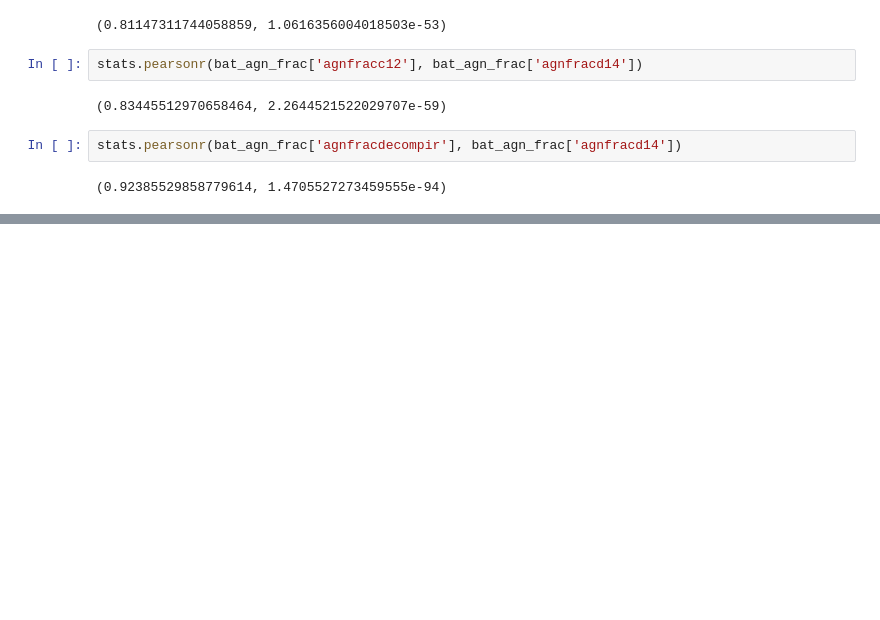
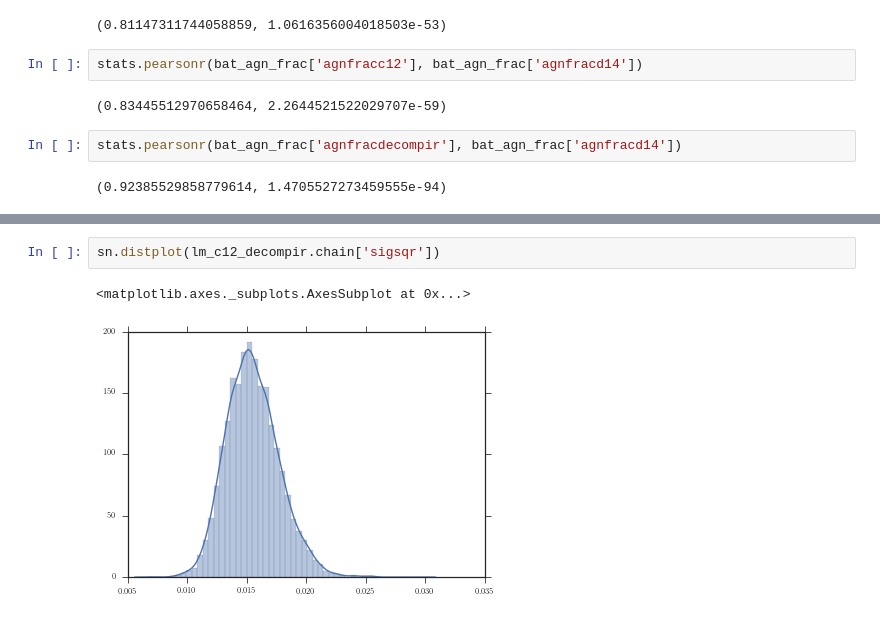
Before and after one commit to ttshimiz/bat-agn-sed-fitting-paper, a Jupyter notebook: ipython_notebooks/agn-frac-comparison.ipynb, the cells around one changed output, grey strips where cells are left out. Drawn from its saved outputs; the diff is of its cells as text; blank space fills up the shorter version.

```diff
--- a/ipython_notebooks/agn-frac-comparison.ipynb
+++ b/ipython_notebooks/agn-frac-comparison.ipynb
@@ -167,0 +189,5 @@ stats.pearsonr(bat_agn_frac['agnfracdecompir'], bat_agn_frac['agnfracd14'])
+# %%
+sn.distplot(lm_c12_decompir.chain['sigsqr'])
+# %% [output]
+<matplotlib.axes._subplots.AxesSubplot at 0x...>
+[figure, added]
```
Also changed, not shown: parts of 19 cells of this notebook, 18 other files.
